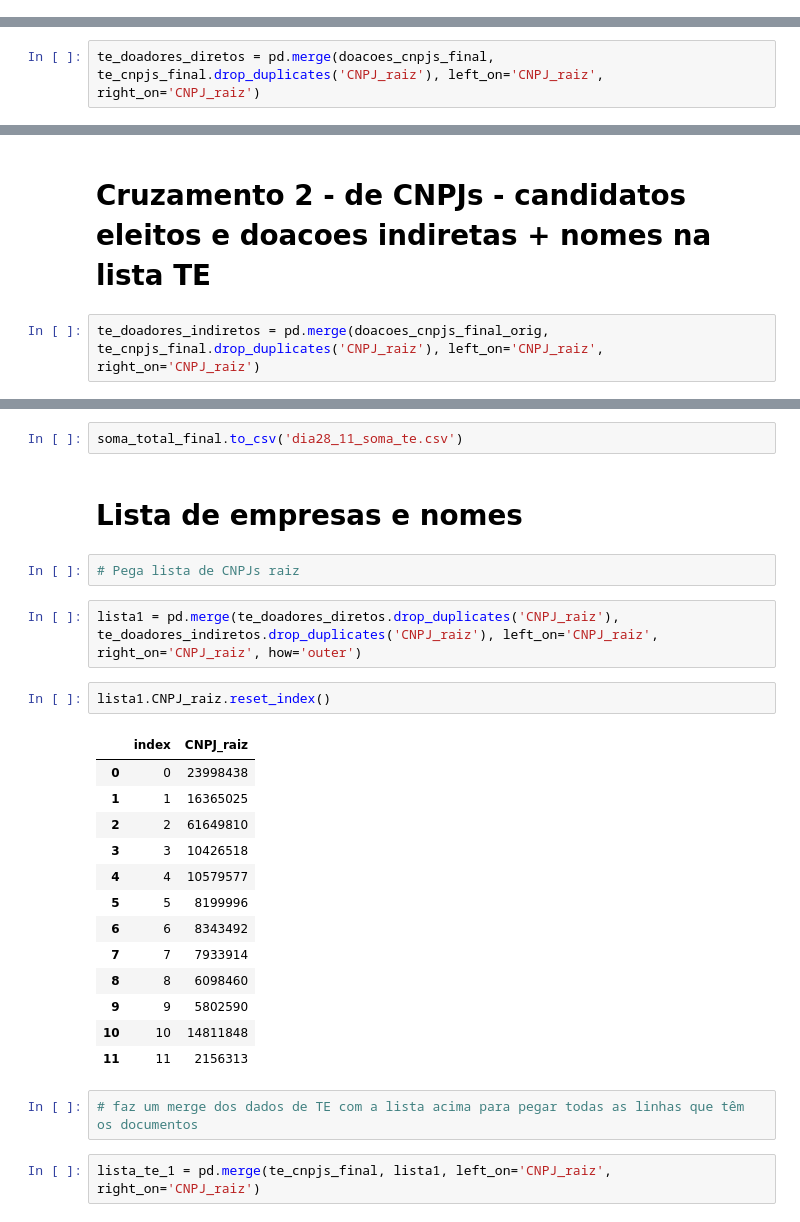
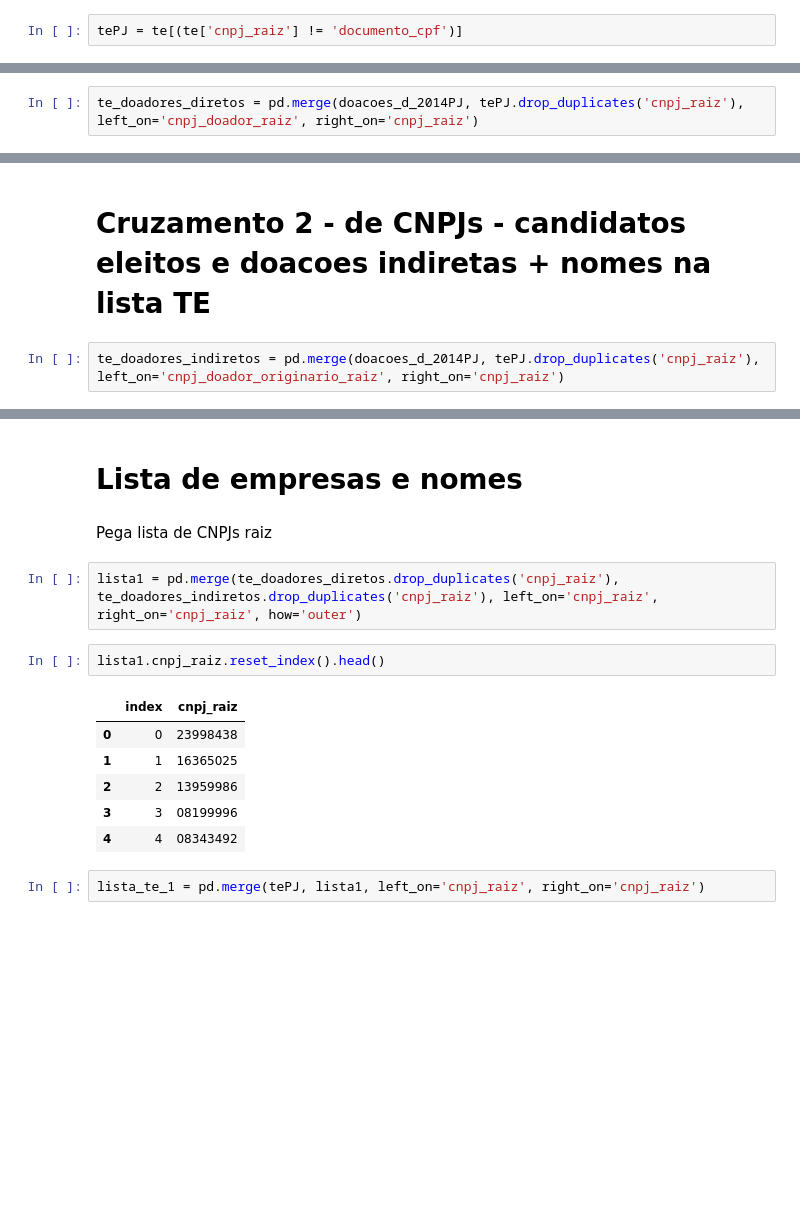
Before and after one commit to Reporter-Brasil/Ruralometro, a Jupyter notebook: trabalho_escravo/roboescravo.ipynb, the cells around one changed output, grey strips where cells are left out. Cells and saved outputs as stored; diff of their text form; blank space fills up the shorter version.

```diff
--- a/trabalho_escravo/roboescravo.ipynb
+++ b/trabalho_escravo/roboescravo.ipynb
@@ -157 +264,3 @@ See the caveats in the documentation: http://pandas.pydata.org/pandas-docs/stabl
+# %%
+tePJ = te[(te['cnpj_raiz'] != 'documento_cpf')]
 # %%
@@ -478,7 +286,7 @@ doacoes_cnpjs_final.reset_index()
 # %% [markdown]
 # Cruzamento 1 - de CNPJs - candidatos eleitos e doacoes diretas + nomes na lista TE
 # %%
-te_doadores_diretos = pd.merge(doacoes_cnpjs_final, te_cnpjs_final.drop_duplicates('CNPJ_raiz'), left_on='CNPJ_raiz', right_on='CNPJ_raiz')
+te_doadores_diretos = pd.merge(doacoes_d_2014PJ, tePJ.drop_duplicates('cnpj_raiz'), left_on='cnpj_doador_raiz', right_on='cnpj_raiz')
 # %%
 te_doadores_diretos.info()
 # %% [output]
@@ -686,7 +314,7 @@ doacoes_cnpjs_final_orig = pd.read_csv("doacoes_cnpjs_reunidos_orig.csv",sep=','
 # %% [markdown]
 # Cruzamento 2 - de CNPJs - candidatos eleitos e doacoes indiretas + nomes na lista TE
 # %%
-te_doadores_indiretos = pd.merge(doacoes_cnpjs_final_orig, te_cnpjs_final.drop_duplicates('CNPJ_raiz'), left_on='CNPJ_raiz', right_on='CNPJ_raiz')
+te_doadores_indiretos = pd.merge(doacoes_d_2014PJ, tePJ.drop_duplicates('cnpj_raiz'), left_on='cnpj_doador_originario_raiz', right_on='cnpj_raiz')
 # %%
 te_doadores_indiretos.info()
 # %% [output]
@@ -875,31 +419,20 @@ soma_total_final.reset_index()
-# %%
-soma_total_final.to_csv('dia28_11_soma_te.csv')
 # %% [markdown]
 # Lista de empresas e nomes
-# %%
-# Pega lista de CNPJs raiz
+# %% [markdown]
+Pega lista de CNPJs raiz
 # %%
-lista1 = pd.merge(te_doadores_diretos.drop_duplicates('CNPJ_raiz'), te_doadores_indiretos.drop_duplicates('CNPJ_raiz'), left_on='CNPJ_raiz', right_on='CNPJ_raiz', how='outer')
+lista1 = pd.merge(te_doadores_diretos.drop_duplicates('cnpj_raiz'), te_doadores_indiretos.drop_duplicates('cnpj_raiz'), left_on='cnpj_raiz', right_on='cnpj_raiz', how='outer')
 # %%
-lista1.CNPJ_raiz.reset_index()
+lista1.cnpj_raiz.reset_index().head()
 # %% [output]
-|  | index | CNPJ_raiz |
+|  | index | cnpj_raiz |
 | 0 | 0 | 23998438 |
 | 1 | 1 | 16365025 |
-| 2 | 2 | 61649810 |
-| 3 | 3 | 10426518 |
-| 4 | 4 | 10579577 |
-| 5 | 5 | 8199996 |
-| 6 | 6 | 8343492 |
-| 7 | 7 | 7933914 |
-| 8 | 8 | 6098460 |
-| 9 | 9 | 5802590 |
-| 10 | 10 | 14811848 |
-| 11 | 11 | 2156313 |
+| 2 | 2 | 13959986 |
+| 3 | 3 | 08199996 |
+| 4 | 4 | 08343492 |
-# %%
-# faz um merge dos dados de TE com a lista acima para pegar todas as linhas que têm os documentos
 # %%
-lista_te_1 = pd.merge(te_cnpjs_final, lista1, left_on='CNPJ_raiz', right_on='CNPJ_raiz')
+lista_te_1 = pd.merge(tePJ, lista1, left_on='cnpj_raiz', right_on='cnpj_raiz')
 # %%
 lista_te_1.info()
 # %% [output]
```
Also changed, not shown: parts of 175 cells of this notebook, 5 other files.
